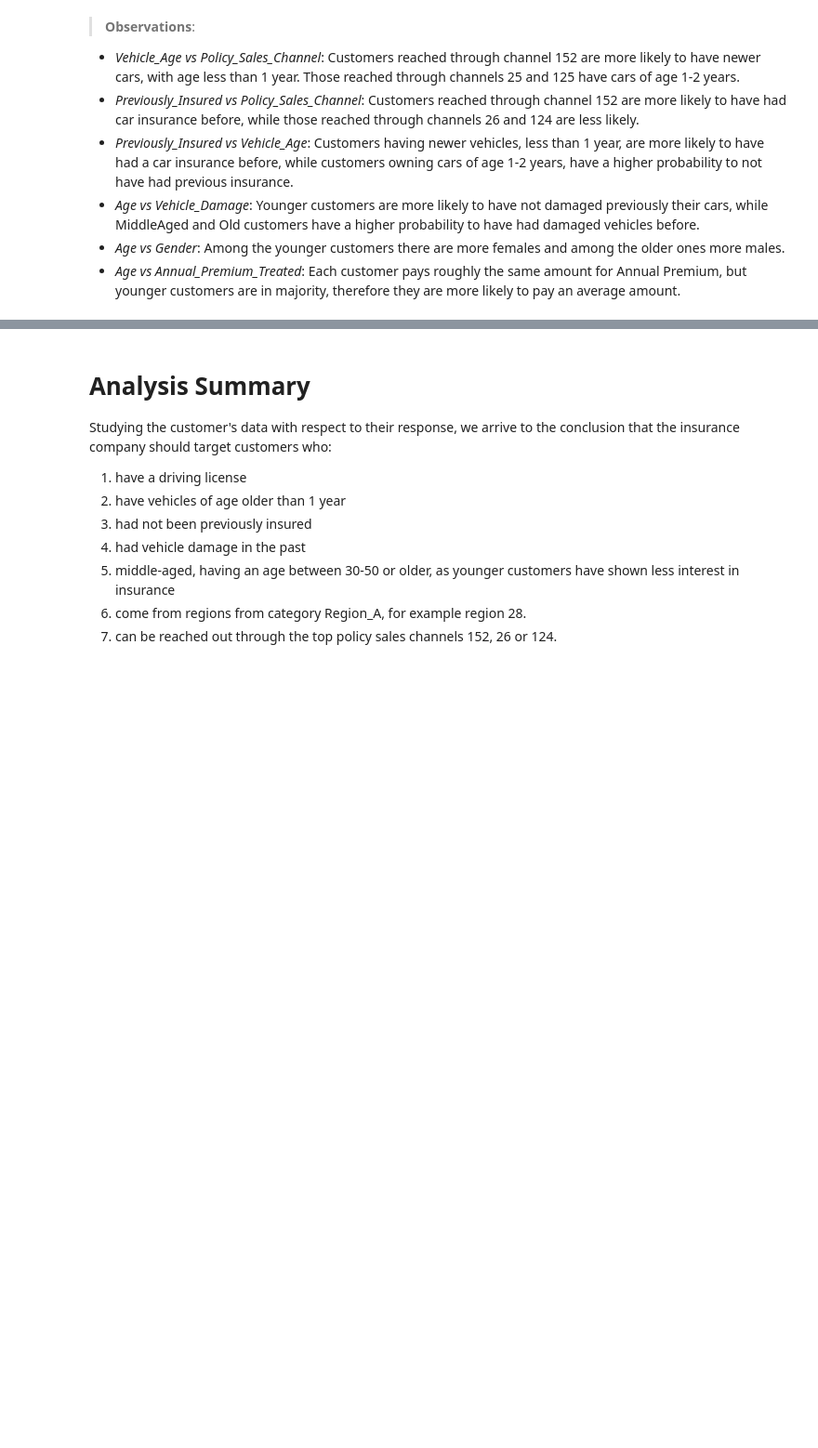
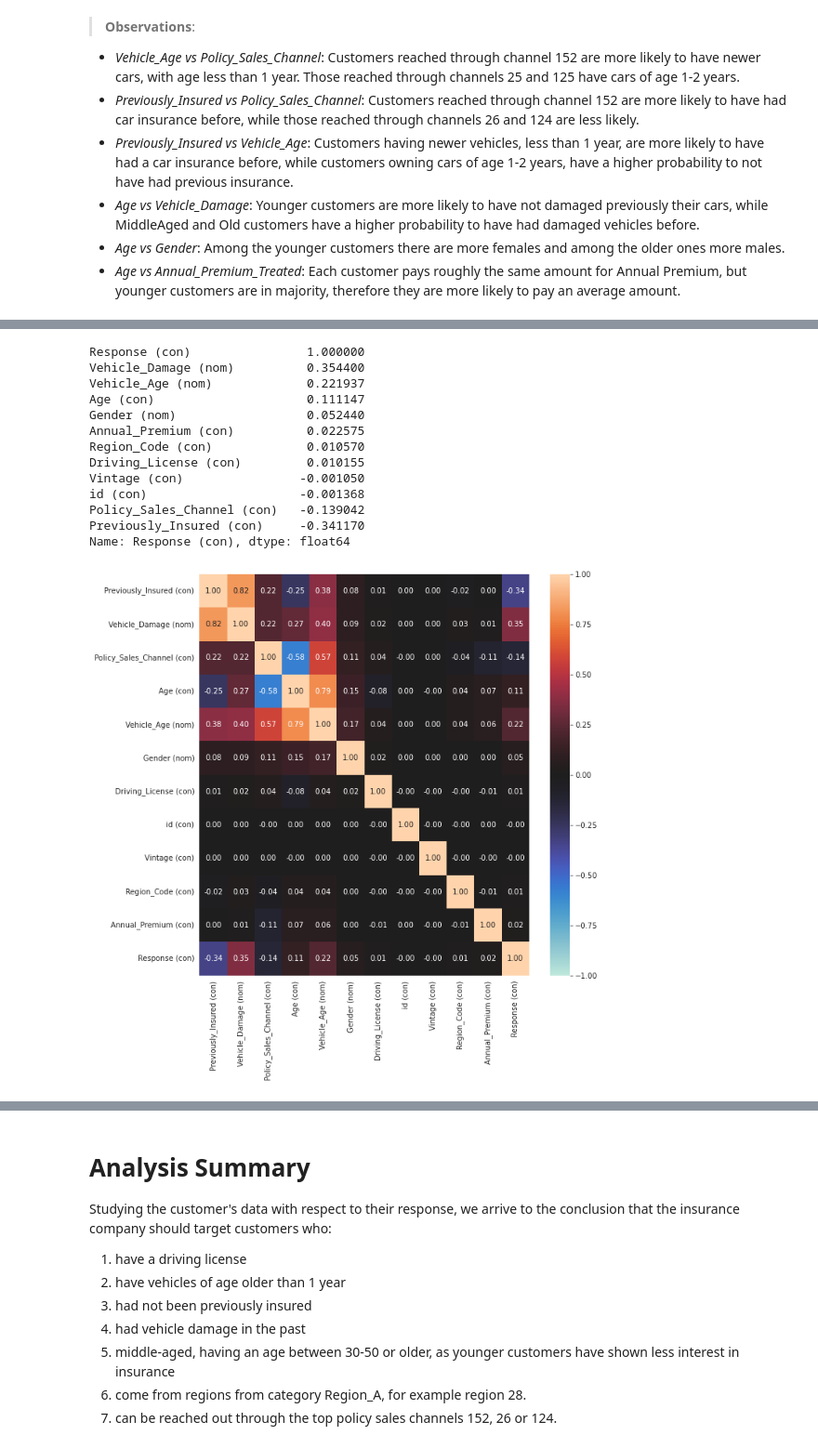
Before and after one commit to keresztesbeata/Intelligent-Systems-Lab, a Jupyter notebook: Health-Insurance-Cross-Sell-Prediction/Car_insurance.ipynb, the cells around one changed output, grey strips where cells are left out. Shown at 93% size. Cells and saved outputs as stored; diff of their text form; code cells hidden in the pictures; blank space fills up the shorter version.

```diff
--- a/Health-Insurance-Cross-Sell-Prediction/Car_insurance.ipynb
+++ b/Health-Insurance-Cross-Sell-Prediction/Car_insurance.ipynb
@@ -1144,0 +1023,21 @@ train_prep.head()
+# %%
+correlations = associations(train_data, compute_only=True, figsize=(10, 10), mark_columns=True)['corr']
+correlations, _ = cluster_correlations(correlations)
+plt.figure(figsize=(10, 10))
+sns.heatmap(correlations, annot=True, vmin=-1, vmax=1, cmap="icefire", fmt=".2f")
+correlations["Response (con)"].sort_values(ascending = False)
+# %% [output]
+Response (con)                1.000000
+Vehicle_Damage (nom)          0.354400
+Vehicle_Age (nom)             0.221937
+Age (con)                     0.111147
+Gender (nom)                  0.052440
+Annual_Premium (con)          0.022575
+Region_Code (con)             0.010570
+Driving_License (con)         0.010155
+Vintage (con)                -0.001050
+id (con)                     -0.001368
+Policy_Sales_Channel (con)   -0.139042
+Previously_Insured (con)     -0.341170
+Name: Response (con), dtype: float64
+[figure, added]
```
Also changed, not shown: parts of 53 cells of this notebook, 1 other file.
